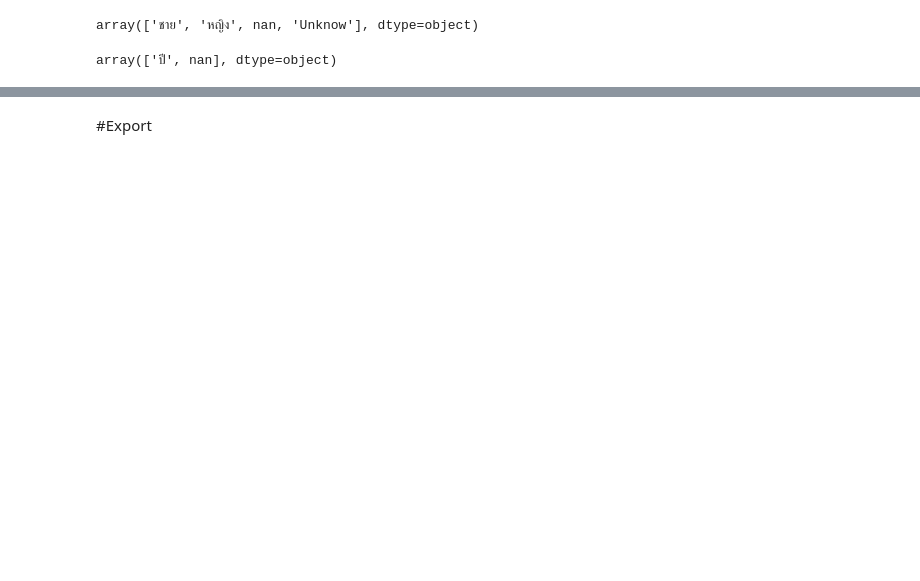
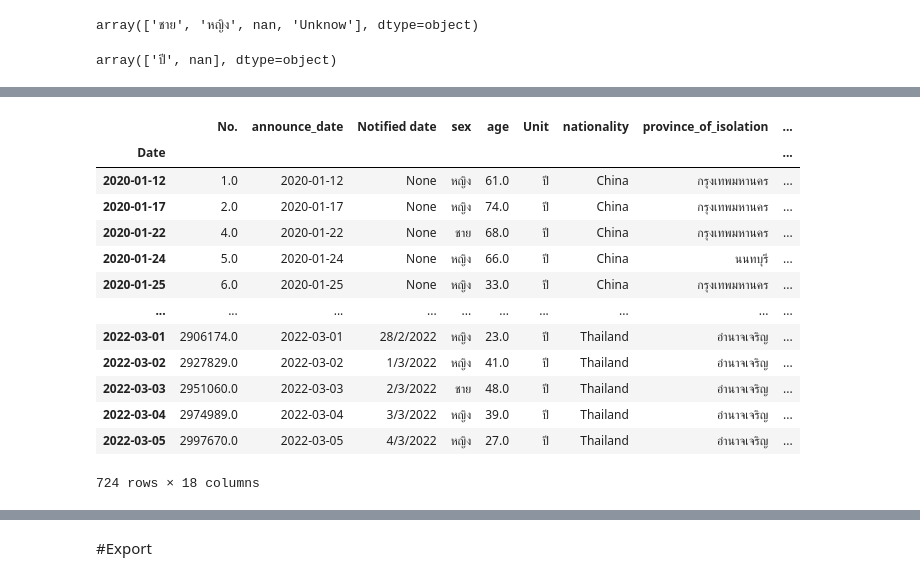
Before and after one commit to ThanikPimpiban/data_viz_2022, a Jupyter notebook: ProjectFinal.ipynb, the cells around one changed output, grey strips where cells are left out. Drawn from its saved outputs; the diff is of its cells as text; code cells hidden in the pictures; blank space fills up the shorter version.

```diff
--- a/ProjectFinal.ipynb
+++ b/ProjectFinal.ipynb
@@ -613,0 +459,18 @@ df_no_missing.info()
+# %%
+list_of_date = df_all.groupby(['Date']).first() ## หาข้อมูลผู้ติดเชื้อโควิค-19 แบ่งตามวันที่
+list_of_date
+# %% [output]
+|  | No. | announce_date | Notified date | sex | age | Unit | nationality | province_of_isolation | ... |
+| Date |  |  |  |  |  |  |  |  | ... |
+| 2020-01-12 | 1.0 | 2020-01-12 | None | หญิง | 61.0 | ปี | China | กรุงเทพมหานคร | ... |
+| 2020-01-17 | 2.0 | 2020-01-17 | None | หญิง | 74.0 | ปี | China | กรุงเทพมหานคร | ... |
+| 2020-01-22 | 4.0 | 2020-01-22 | None | ชาย | 68.0 | ปี | China | กรุงเทพมหานคร | ... |
+| 2020-01-24 | 5.0 | 2020-01-24 | None | หญิง | 66.0 | ปี | China | นนทบุรี | ... |
+| 2020-01-25 | 6.0 | 2020-01-25 | None | หญิง | 33.0 | ปี | China | กรุงเทพมหานคร | ... |
+| ... | ... | ... | ... | ... | ... | ... | ... | ... | ... |
+| 2022-03-01 | 2906174.0 | 2022-03-01 | 28/2/2022 | หญิง | 23.0 | ปี | Thailand | อำนาจเจริญ | ... |
+| 2022-03-02 | 2927829.0 | 2022-03-02 | 1/3/2022 | หญิง | 41.0 | ปี | Thailand | อำนาจเจริญ | ... |
+| 2022-03-03 | 2951060.0 | 2022-03-03 | 2/3/2022 | ชาย | 48.0 | ปี | Thailand | อำนาจเจริญ | ... |
+| 2022-03-04 | 2974989.0 | 2022-03-04 | 3/3/2022 | หญิง | 39.0 | ปี | Thailand | อำนาจเจริญ | ... |
+| 2022-03-05 | 2997670.0 | 2022-03-05 | 4/3/2022 | หญิง | 27.0 | ปี | Thailand | อำนาจเจริญ | ... |
+724 rows × 18 columns
```
Also changed, not shown: parts of 54 cells of this notebook.
